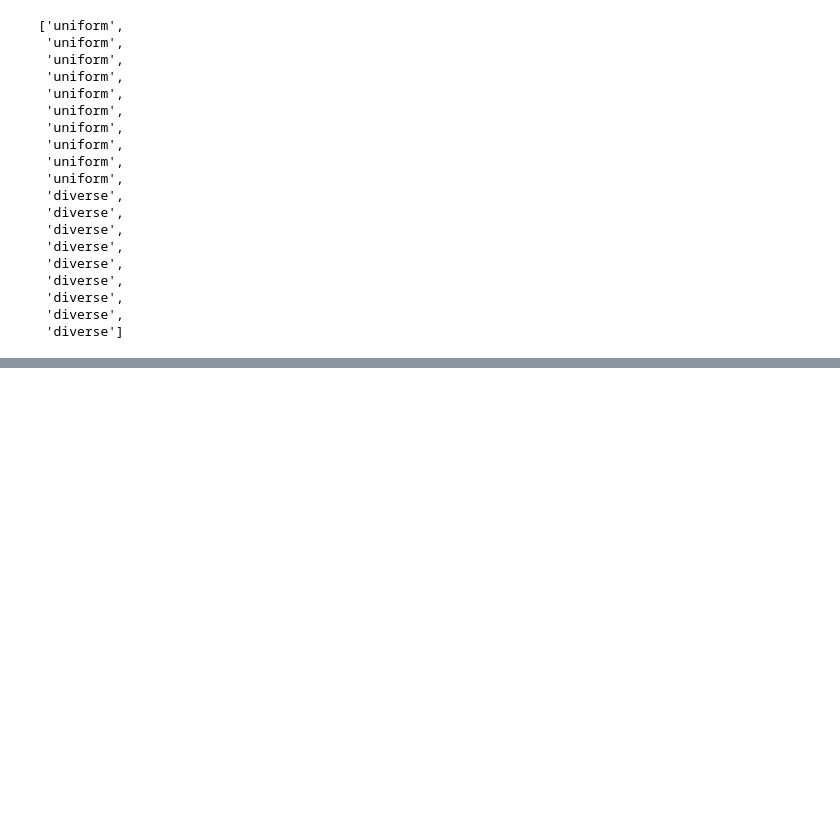
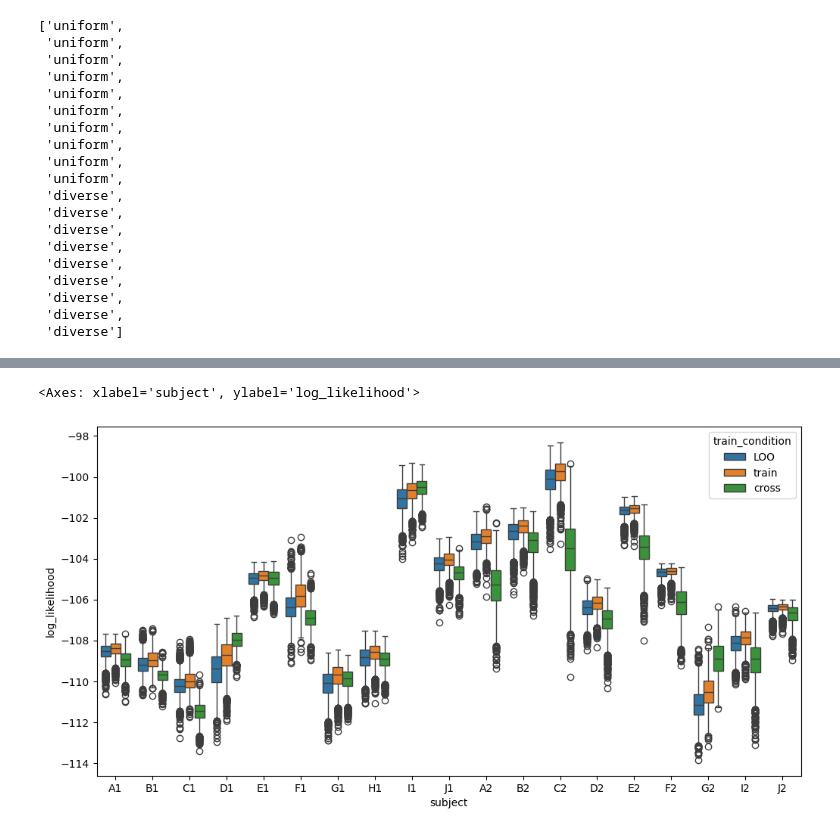
Before and after one commit to latimerk/hddCRP, a Jupyter notebook: fit_rat_data_population_loo.ipynb, the cells around one changed output, grey strips where cells are left out. Cells and saved outputs as stored; diff of their text form; code cells hidden in the pictures; blank space fills up the shorter version.

```diff
--- a/fit_rat_data_population_loo.ipynb
+++ b/fit_rat_data_population_loo.ipynb
@@ -357,3 +322,8 @@ Sampling:  92% (7400/8000)
 # %%
-# plt.figure(figsize=(12,6))
-# sns.boxplot(data=xval_df, x="subject", y="log_likelihood", hue="train_condition")
+plt.figure(figsize=(12,6))
+
+df_c = xval_df.query("context == 1 and nback == 1")
+sns.boxplot(data=df_c, x="subject", y="log_likelihood", hue="train_condition")
+# %% [output]
+<Axes: xlabel='subject', ylabel='log_likelihood'>
+[figure, added]
```
Also changed, not shown: parts of 6 cells of this notebook, 7 other files.
